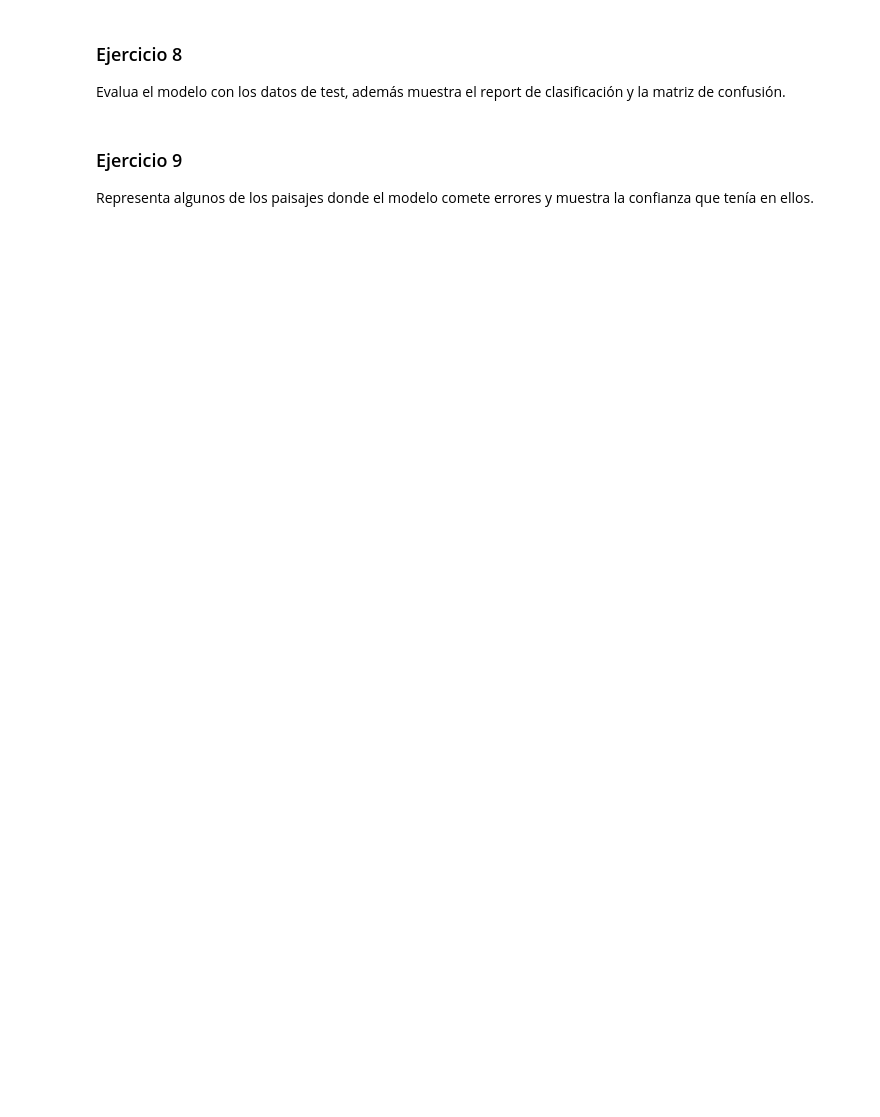
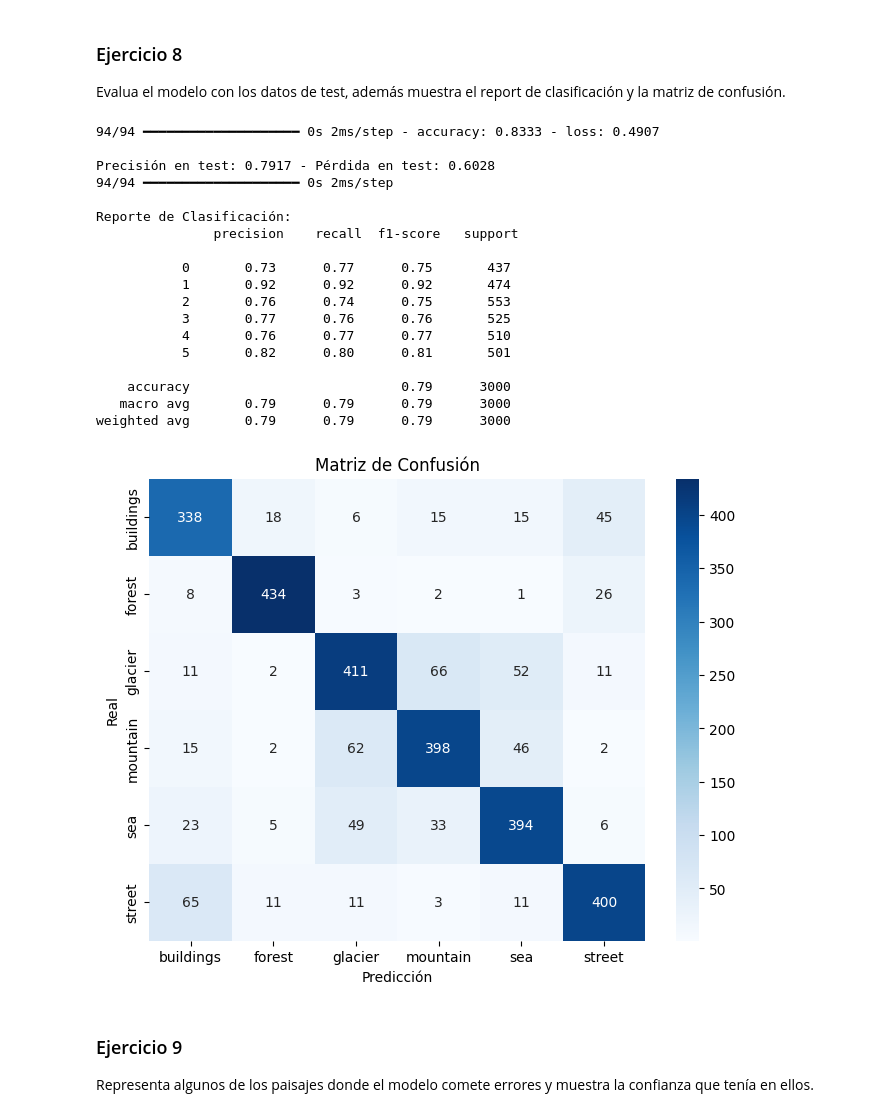
Before and after one commit to alvarosmms/ONLINE_DS_THEBRIDGE_ALVAROSMMS, a Jupyter notebook: Sprint_17/Unidad_01/Ejercicios_Workout/13_Ejercicios_Practica_Redes_Convolucionales.ipynb, the cells around one changed output. Drawn from its saved outputs; the diff is of its cells as text; code cells hidden in the pictures; blank space fills up the shorter version.

```diff
--- a/Sprint_17/Unidad_01/Ejercicios_Workout/13_Ejercicios_Practica_Redes_Convolucionales.ipynb
+++ b/Sprint_17/Unidad_01/Ejercicios_Workout/13_Ejercicios_Practica_Redes_Convolucionales.ipynb
@@ -130,3 +208,15 @@ Diseña la arquitectura de la red. Recuerda que es un algiritmo de clasificació
 ### Ejercicio 5
 
 Escoge el resto de hiperparámetros (optimizador, learning_rate, función de pérdida, métrica,...) y compila el modelo. Muestra un resumen del mismo
+# %%
+from tensorflow.keras.optimizers import Adam
+
+# Compilar el modelo
+model.compile(
+    optimizer=Adam(learning_rate=0.001),  # Tasa de aprendizaje estándar
+    loss="categorical_crossentropy",
+    metrics=["accuracy"]
+)
+
+# Confirmar que el modelo está compilado correctamente
+print("Modelo compilado correctamente.")
@@ -144,6 +308,52 @@ Representa el objeto history y comenta la evolución de tu entrenamiento.
 ### Ejercicio 8
 
 Evalua el modelo con los datos de test, además muestra el report de clasificación y la matriz de confusión.
+# %%
+from sklearn.metrics import classification_report, confusion_matrix
+import seaborn as sns
+
+# Evaluar el modelo en los datos de prueba
+test_loss, test_acc = model.evaluate(X_test, y_test_categorical)
+print(f"\nPrecisión en test: {test_acc:.4f} - Pérdida en test: {test_loss:.4f}")
+
+# Predicciones del modelo
+y_pred = model.predict(X_test)
+y_pred_classes = np.argmax(y_pred, axis=1)
+y_true = np.argmax(y_test_categorical, axis=1)
+
+# Reporte de clasificación
+print("\nReporte de Clasificación:\n", classification_report(y_true, y_pred_classes))
+
+# Matriz de confusión
+plt.figure(figsize=(8, 6))
+conf_matrix = confusion_matrix(y_true, y_pred_classes)
+sns.heatmap(conf_matrix, annot=True, fmt="d", cmap="Blues",
+            xticklabels=label_encoder.classes_,
+            yticklabels=label_encoder.classes_)
+plt.xlabel("Predicción")
+plt.ylabel("Real")
+plt.title("Matriz de Confusión")
+plt.show()
+# %% [output]
+94/94 ━━━━━━━━━━━━━━━━━━━━ 0s 2ms/step - accuracy: 0.8333 - loss: 0.4907
+
+Precisión en test: 0.7917 - Pérdida en test: 0.6028
+94/94 ━━━━━━━━━━━━━━━━━━━━ 0s 2ms/step
+
+Reporte de Clasificación:
+               precision    recall  f1-score   support
+
+           0       0.73      0.77      0.75       437
+           1       0.92      0.92      0.92       474
+           2       0.76      0.74      0.75       553
+           3       0.77      0.76      0.76       525
+           4       0.76      0.77      0.77       510
+           5       0.82      0.80      0.81       501
+
+    accuracy                           0.79      3000
+   macro avg       0.79      0.79      0.79      3000
+weighted avg       0.79      0.79      0.79      3000
+[figure, added]
 # %% [markdown]
 
 ### Ejercicio 9
```
Also changed, not shown: parts of 11 cells of this notebook, 2 other files.
